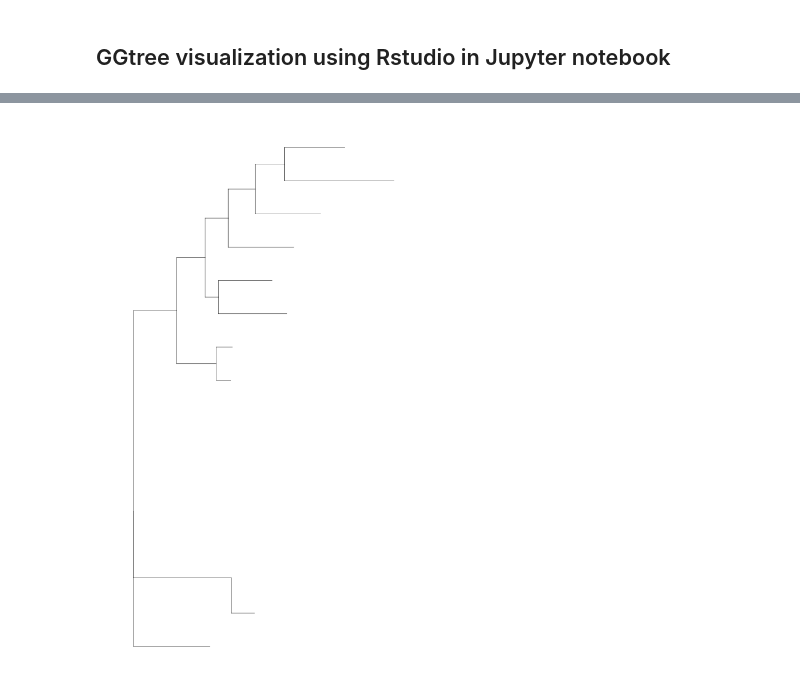
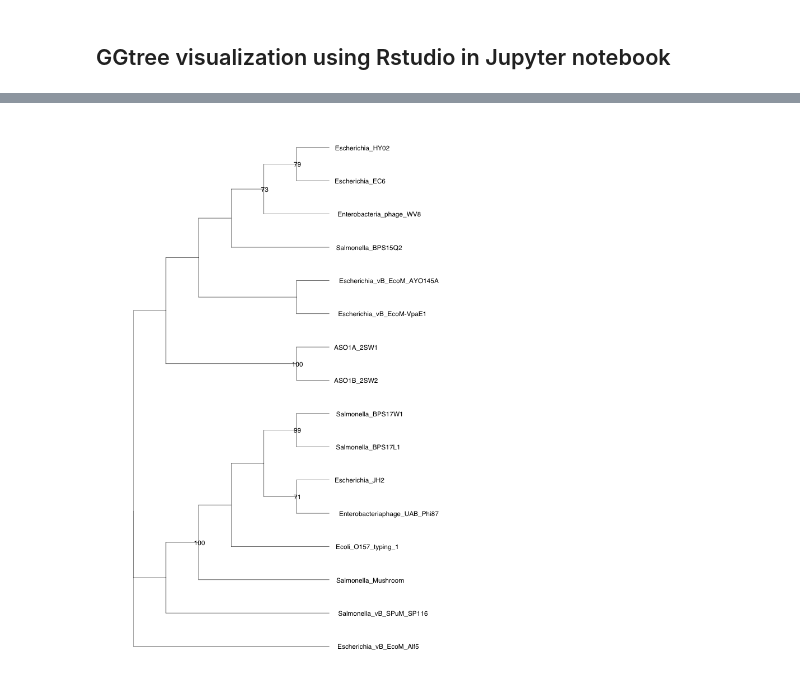
Before and after one commit to kelliemaclean/Maximum-Likelihood-Phylo-Tree, a Jupyter notebook: Maximum Likelihood tree.ipynb, the cells around one changed output, grey strips where cells are left out. Saved outputs shown, nothing was run; the diff lists cells and outputs as text; code cells hidden in the pictures.

```diff
--- a/Maximum Likelihood tree.ipynb
+++ b/Maximum Likelihood tree.ipynb
@@ -212,17 +212,18 @@ import pandas as pd
 # %%
 %%R -w 5 -h 5 --units in -r 200
 #install.packages("ggplot2", repos='http://cran.us.r-project.org', quiet=TRUE)
 #install.packages("ggtree", repos='http://cran.us.r-project.org', quiet=TRUE)
 library(ggplot2)
 library(ggtree)
 library(tidytree)
 library(treeio)
 tree_raxml <- read.tree("T3.raxml.support")
 
-ggtree(tree_raxml, branch.length='dN_vs_dS', size=.1)+ xlim(0, 0.3)+
-  geom_tiplab(align=TRUE, linetype='dashed', linesize=.3)+
-  geom_nodelab(aes(label=label),size=1.5) #show bootstraps\
-# Save as PDF
-#ggsave("ggtree.pdf", width = 10, height = 10, units = "cm")
+ggtree(tree_raxml, branch.length='none', size=.1)+ xlim(0, 15) +
+  geom_tiplab(size=1.5, hjust=-0.09)+
+  geom_nodelab(aes(label=label,
+    subset = !is.na(as.numeric(label)) & as.numeric(label) > 70), size=1.5, hjust=0.5)#show bootstraps\
+# Save as PDF and force a 'huge' size plot
+#ggsave("cd_tree.pdf", width = 10, height = 10, units = "cm")
 # %% [output]
-[figure, old version]
+[figure, new version]
```
Also changed, not shown: parts of 1 cell of this notebook.
